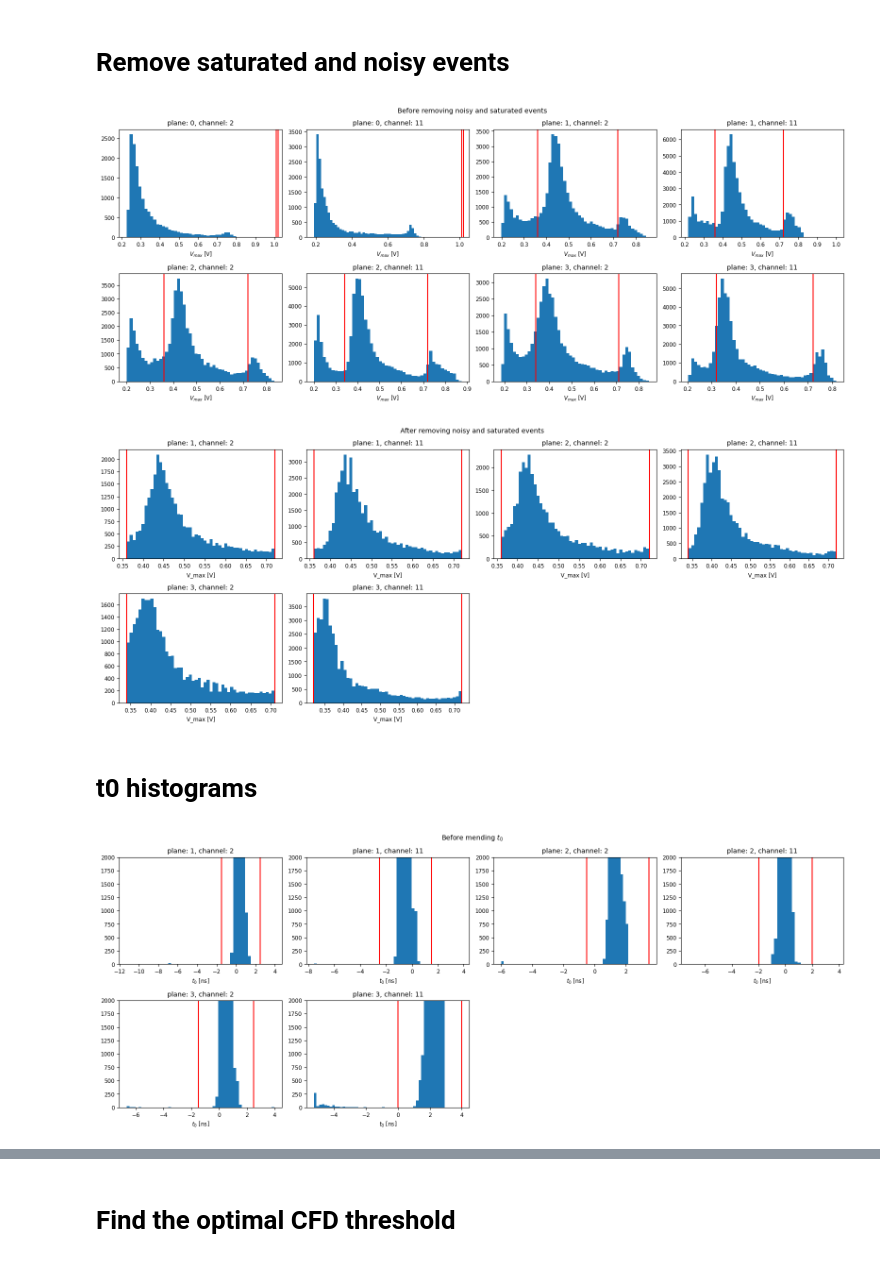
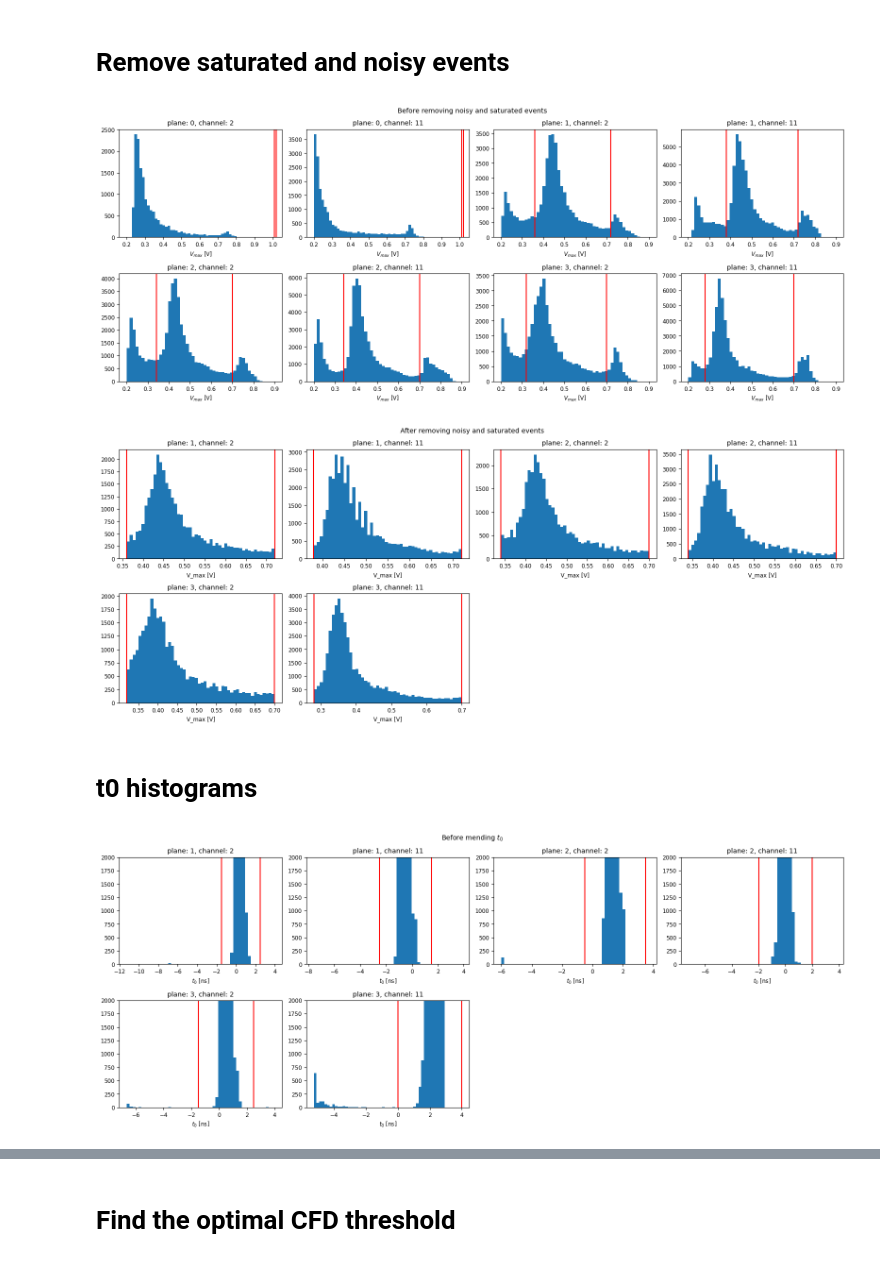
Before and after one commit to MatiXOfficial/pps-timing-ml, a Jupyter notebook: notebooks/dataset/produce_dataset.ipynb, the cells around one changed output, grey strips where cells are left out. Drawn from its saved outputs; the diff is of its cells as text; code cells hidden in the pictures.

```diff
--- a/notebooks/dataset/produce_dataset.ipynb
+++ b/notebooks/dataset/produce_dataset.ipynb
@@ -90,23 +88,23 @@ channel_vmax_thresholds = {
     (0, 2): (1.01, 1.02),  # don't take anything
     (0, 11): (1.01, 1.02),  # don't take anything
     (1, 2): (0.36, 0.72),
-    (1, 11): (0.36, 0.72),
-    (2, 2): (0.36, 0.72),
-    (2, 11): (0.34, 0.72),
-    (3, 2): (0.34, 0.71),
-    (3, 11): (0.32, 0.72)
+    (1, 11): (0.38, 0.72),
+    (2, 2): (0.34, 0.70),
+    (2, 11): (0.34, 0.70),
+    (3, 2): (0.32, 0.70),
+    (3, 11): (0.28, 0.70)
 }
 # %%
 vmax_histograms = defaultdict(list)
 for event, event_data in original_dataset.items():
     for plane, plane_data in event_data.planes.items():
         for channel, wav_data in plane_data.items():
             vmax_histograms[(plane, channel)].append(np.max(wav_data.series[1]))
 
 plot_channel_data(vmax_histograms, 'Before removing noisy and saturated events', '$V_{max}$ [V]',
-                  channel_vmax_thresholds)
+                  channel_vmax_thresholds, xrange=(0.2, 0.9))
 # %% [output]
-[figure, old version]
+[figure, new version]
 # %%
 plot_channel_data(vmax_histograms, None, '$V_{max}$ [V]', channel_vmax_thresholds, font_size=9, show=False,
                   figsize=(12, 5))
@@ -130,7 +128,7 @@ for event, event_data in vmax_dataset.items():
 
 plot_channel_data(vmax_histograms_2, 'After removing noisy and saturated events', 'V_max [V]', channel_vmax_thresholds)
 # %% [output]
-[figure, old version]
+[figure, new version]
 # %% [markdown]
 # t0 histograms
 # %%
@@ -153,7 +151,7 @@ for event_data in vmax_dataset.values():
 
 plot_channel_data(t0_dict, 'Before mending $t_0$', '$t_0$ [ns]', channel_t0_thresholds, bins=50, hist_max=2000)
 # %% [output]
-[figure, old version]
+[figure, new version]
 # %%
 plot_channel_data(t0_dict, None, '$t_0$ [ns]', channel_t0_thresholds, bins=50, hist_max=2000, font_size=9, show=False,
                   figsize=(12, 5))
```
Also changed, not shown: parts of 15 cells of this notebook.
